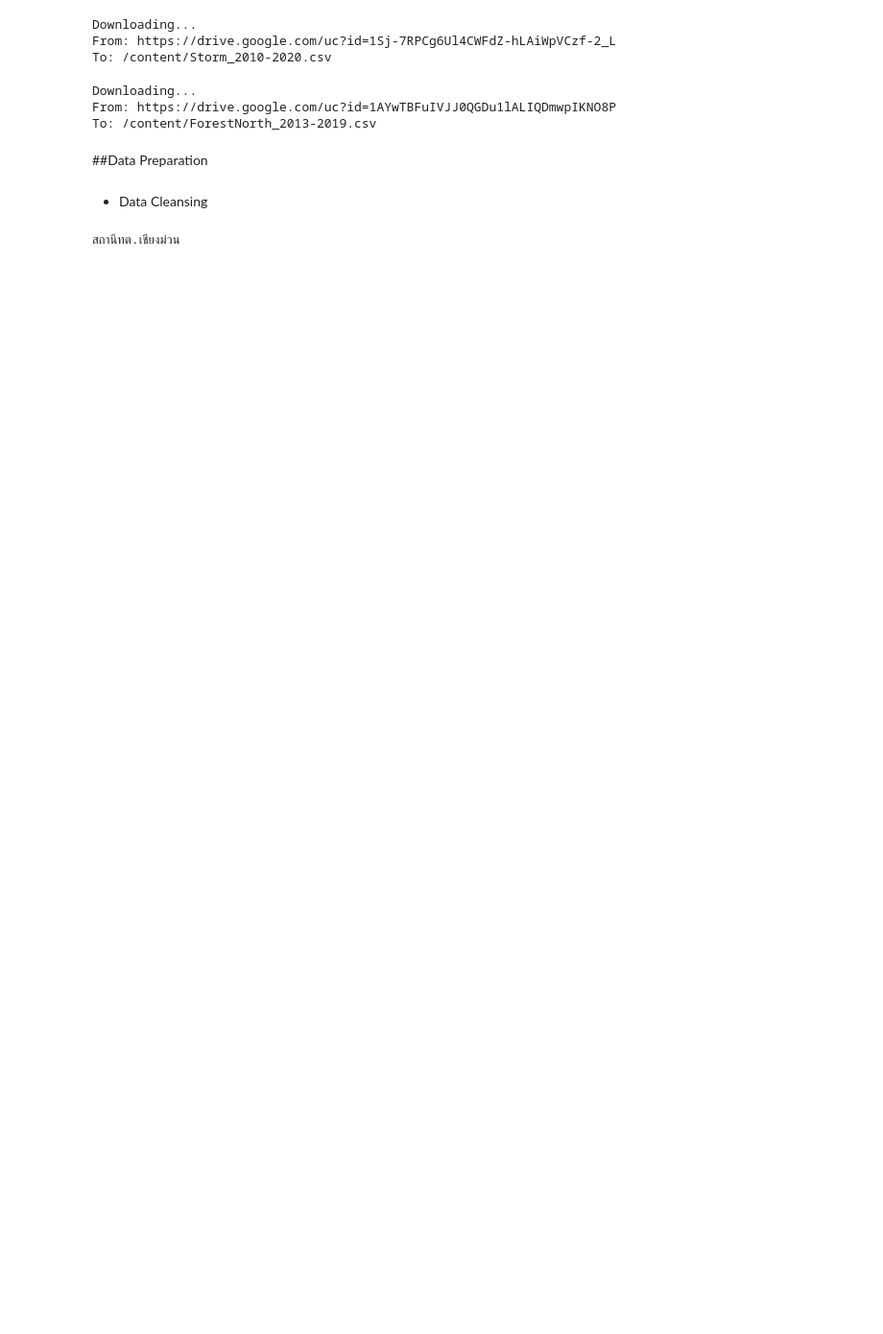
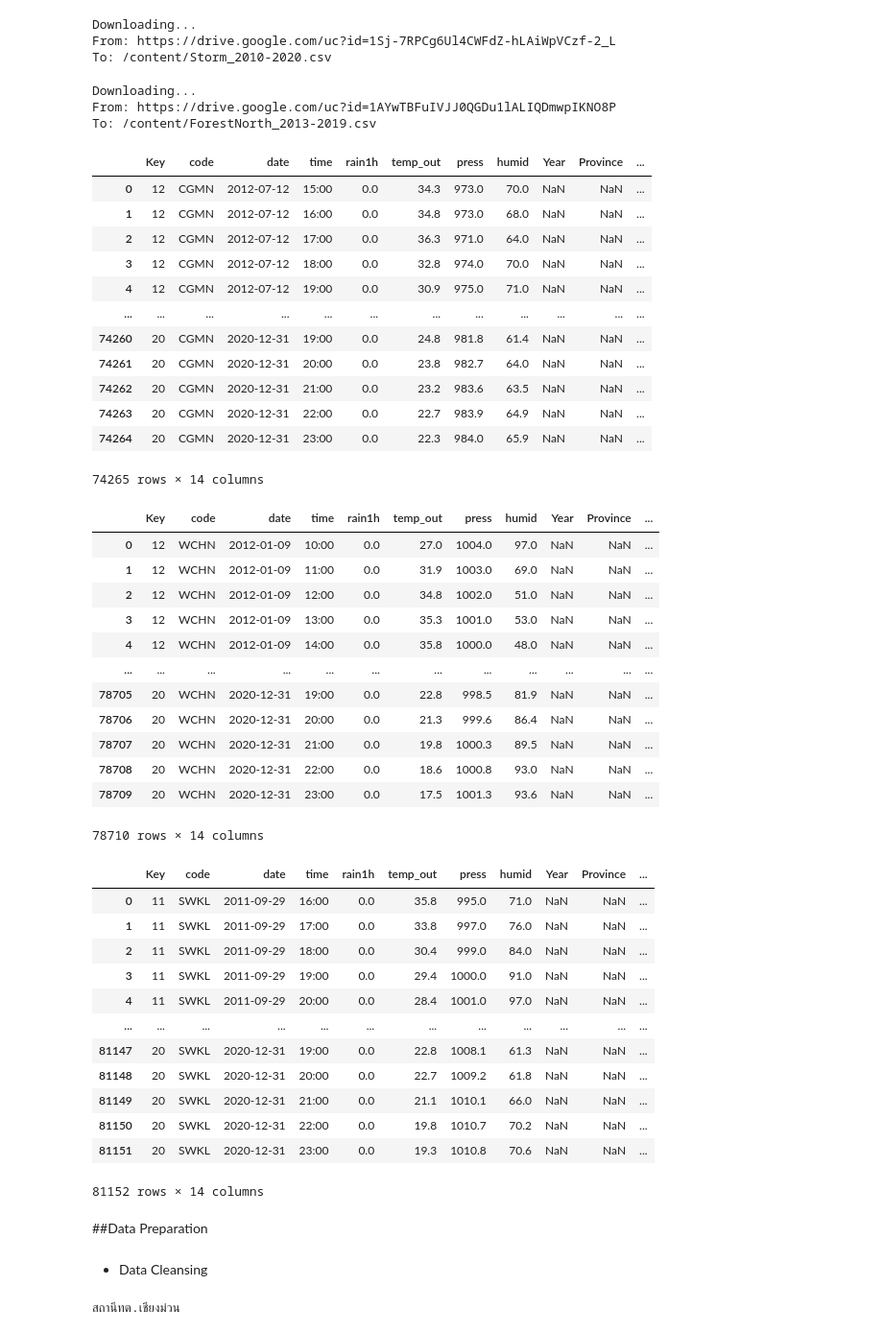
Before and after one commit to punnarat-w/Yomriver_analysis, a Jupyter notebook: ForecastingModel.ipynb, the cells around one changed output. Shown at 96% size. Saved outputs shown, nothing was run; the diff lists cells and outputs as text; code cells hidden in the pictures; blank space fills up the shorter version.

Commit message:
[Edit data]Add data and Preparation data

```diff
--- a/ForecastingModel.ipynb
+++ b/ForecastingModel.ipynb
@@ -278,10 +335,50 @@ sf_df = pd.concat([sf_10, sf_11, sf_12, sf_13, sf_14, sf_15, sf_16, sf_17, sf_18
 # %%
 data_north = pd.merge(north_df, nf_df, on="Key", how="outer")
 data_mid = pd.merge(mid_df, mf_df, on="Key", how="outer")
 data_south = pd.merge(south_df, sf_df, on="Key", how="outer")
-# display(data_north)
-# display(data_mid)
-# display(data_south)
+display(data_north)
+display(data_mid)
+display(data_south)
+# %% [output]
+|  | Key | code | date | time | rain1h | temp_out | press | humid | Year | Province | ... |
+| 0 | 12 | CGMN | 2012-07-12 | 15:00 | 0.0 | 34.3 | 973.0 | 70.0 | NaN | NaN | ... |
+| 1 | 12 | CGMN | 2012-07-12 | 16:00 | 0.0 | 34.8 | 973.0 | 68.0 | NaN | NaN | ... |
+| 2 | 12 | CGMN | 2012-07-12 | 17:00 | 0.0 | 36.3 | 971.0 | 64.0 | NaN | NaN | ... |
+| 3 | 12 | CGMN | 2012-07-12 | 18:00 | 0.0 | 32.8 | 974.0 | 70.0 | NaN | NaN | ... |
+| 4 | 12 | CGMN | 2012-07-12 | 19:00 | 0.0 | 30.9 | 975.0 | 71.0 | NaN | NaN | ... |
+| ... | ... | ... | ... | ... | ... | ... | ... | ... | ... | ... | ... |
+| 74260 | 20 | CGMN | 2020-12-31 | 19:00 | 0.0 | 24.8 | 981.8 | 61.4 | NaN | NaN | ... |
+| 74261 | 20 | CGMN | 2020-12-31 | 20:00 | 0.0 | 23.8 | 982.7 | 64.0 | NaN | NaN | ... |
+| 74262 | 20 | CGMN | 2020-12-31 | 21:00 | 0.0 | 23.2 | 983.6 | 63.5 | NaN | NaN | ... |
+| 74263 | 20 | CGMN | 2020-12-31 | 22:00 | 0.0 | 22.7 | 983.9 | 64.9 | NaN | NaN | ... |
+| 74264 | 20 | CGMN | 2020-12-31 | 23:00 | 0.0 | 22.3 | 984.0 | 65.9 | NaN | NaN | ... |
+74265 rows × 14 columns
+|  | Key | code | date | time | rain1h | temp_out | press | humid | Year | Province | ... |
+| 0 | 12 | WCHN | 2012-01-09 | 10:00 | 0.0 | 27.0 | 1004.0 | 97.0 | NaN | NaN | ... |
+| 1 | 12 | WCHN | 2012-01-09 | 11:00 | 0.0 | 31.9 | 1003.0 | 69.0 | NaN | NaN | ... |
+| 2 | 12 | WCHN | 2012-01-09 | 12:00 | 0.0 | 34.8 | 1002.0 | 51.0 | NaN | NaN | ... |
+| 3 | 12 | WCHN | 2012-01-09 | 13:00 | 0.0 | 35.3 | 1001.0 | 53.0 | NaN | NaN | ... |
+| 4 | 12 | WCHN | 2012-01-09 | 14:00 | 0.0 | 35.8 | 1000.0 | 48.0 | NaN | NaN | ... |
+| ... | ... | ... | ... | ... | ... | ... | ... | ... | ... | ... | ... |
+| 78705 | 20 | WCHN | 2020-12-31 | 19:00 | 0.0 | 22.8 | 998.5 | 81.9 | NaN | NaN | ... |
+| 78706 | 20 | WCHN | 2020-12-31 | 20:00 | 0.0 | 21.3 | 999.6 | 86.4 | NaN | NaN | ... |
+| 78707 | 20 | WCHN | 2020-12-31 | 21:00 | 0.0 | 19.8 | 1000.3 | 89.5 | NaN | NaN | ... |
+| 78708 | 20 | WCHN | 2020-12-31 | 22:00 | 0.0 | 18.6 | 1000.8 | 93.0 | NaN | NaN | ... |
+| 78709 | 20 | WCHN | 2020-12-31 | 23:00 | 0.0 | 17.5 | 1001.3 | 93.6 | NaN | NaN | ... |
+78710 rows × 14 columns
+|  | Key | code | date | time | rain1h | temp_out | press | humid | Year | Province | ... |
+| 0 | 11 | SWKL | 2011-09-29 | 16:00 | 0.0 | 35.8 | 995.0 | 71.0 | NaN | NaN | ... |
+| 1 | 11 | SWKL | 2011-09-29 | 17:00 | 0.0 | 33.8 | 997.0 | 76.0 | NaN | NaN | ... |
+| 2 | 11 | SWKL | 2011-09-29 | 18:00 | 0.0 | 30.4 | 999.0 | 84.0 | NaN | NaN | ... |
+| 3 | 11 | SWKL | 2011-09-29 | 19:00 | 0.0 | 29.4 | 1000.0 | 91.0 | NaN | NaN | ... |
+| 4 | 11 | SWKL | 2011-09-29 | 20:00 | 0.0 | 28.4 | 1001.0 | 97.0 | NaN | NaN | ... |
+| ... | ... | ... | ... | ... | ... | ... | ... | ... | ... | ... | ... |
+| 81147 | 20 | SWKL | 2020-12-31 | 19:00 | 0.0 | 22.8 | 1008.1 | 61.3 | NaN | NaN | ... |
+| 81148 | 20 | SWKL | 2020-12-31 | 20:00 | 0.0 | 22.7 | 1009.2 | 61.8 | NaN | NaN | ... |
+| 81149 | 20 | SWKL | 2020-12-31 | 21:00 | 0.0 | 21.1 | 1010.1 | 66.0 | NaN | NaN | ... |
+| 81150 | 20 | SWKL | 2020-12-31 | 22:00 | 0.0 | 19.8 | 1010.7 | 70.2 | NaN | NaN | ... |
+| 81151 | 20 | SWKL | 2020-12-31 | 23:00 | 0.0 | 19.3 | 1010.8 | 70.6 | NaN | NaN | ... |
+81152 rows × 14 columns
 # %%
 #Load ข้อมูลพายุ, พื้นที่ป่าไม้ แล้วเพิ่มไปในตารางแยกเป็นตอนบน ตอนกลาง ตอนล่าง
 # %% [markdown]
```
Also changed, not shown: parts of 8 cells of this notebook.
